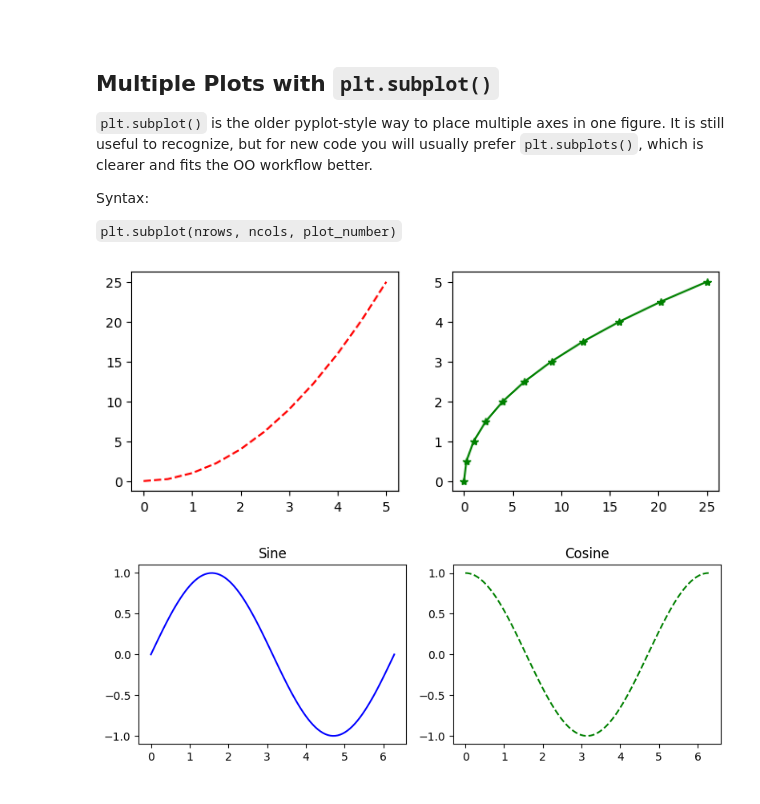
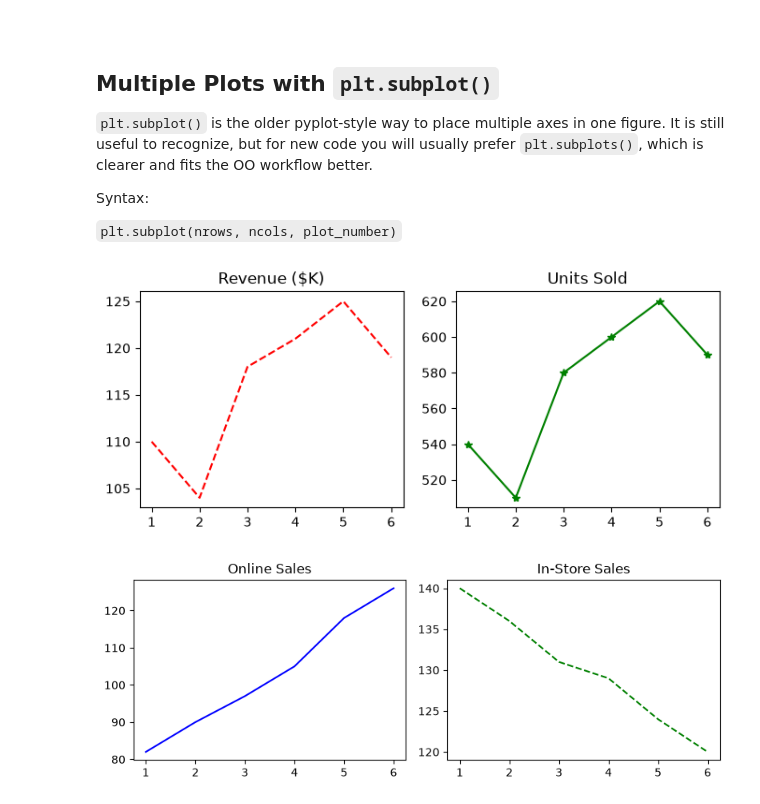
Before and after one commit to tychen742/dsm, a Jupyter notebook: chapters/06-matplotlib/0601-mpl.ipynb, the cells around one changed output. Cells and saved outputs as stored; diff of their text form; code cells hidden in the pictures.

```diff
--- a/chapters/06-matplotlib/0601-mpl.ipynb
+++ b/chapters/06-matplotlib/0601-mpl.ipynb
@@ -229,14 +233,20 @@ Syntax:
 # %%
 ### plt.subplot(nrows, ncols, plot_number)   ### when you want multiple plots in one figure
 ### order is important, plot after subplot
+month = np.arange(1, 7)
+revenue = np.array([110, 104, 118, 121, 125, 119])   ### $K
+units = np.array([540, 510, 580, 600, 620, 590])     ### units sold
+
 plt.figure(figsize=(8,3))          ### create a figure first with specified size
 
-plt.subplot(1, 2, 1)     ### subplot (axes, x-by-y) 1 of 1 row, 2 columns
-plt.plot(x, y, 'r--')    ### 'r--' means red dashed line
+plt.subplot(1, 2, 1)               ### subplot (axes) 1 of 1 row, 2 columns
+plt.plot(month, revenue, 'r--')    ### 'r--' means red dashed line
+plt.title('Revenue ($K)')
 
-plt.subplot(1, 2, 2)     ### subplot (axes) 2 of 1 row, 2 columns
-plt.plot(y, x, 'g*-');   ### 'g*-' means green line with star markers
+plt.subplot(1, 2, 2)               ### subplot (axes) 2 of 1 row, 2 columns
+plt.plot(month, units, 'g*-')      ### 'g*-' means green line with star markers
+plt.title('Units Sold');
 # %% [output]
-[figure, old version]
+[figure, new version]
 # %%
 ### Exercise: Multiple Subplots with plt.subplot()
@@ -255,15 +267,18 @@ plt.plot(y, x, 'g*-');   ### 'g*-' means green line with star markers
 import numpy as np
 import matplotlib.pyplot as plt
 
-x = np.linspace(0, 2 * np.pi, 100)
+month = np.arange(1, 7)
+online = np.array([82, 90, 97, 105, 118, 126])
+in_store = np.array([140, 136, 131, 129, 124, 120])
+
 plt.figure(figsize=(8, 3))
 plt.subplot(1, 2, 1)
-plt.plot(x, np.sin(x), 'b-')
-plt.title('Sine')
+plt.plot(month, online, 'b-')
+plt.title('Online Sales')
 plt.subplot(1, 2, 2)
-plt.plot(x, np.cos(x), 'g--')
-plt.title('Cosine')
+plt.plot(month, in_store, 'g--')
+plt.title('In-Store Sales')
 plt.tight_layout()
 plt.show()
 # %% [output]
-[figure, old version]
+[figure, new version]
```
Also changed, not shown: parts of 10 cells of this notebook, 4 other files.
